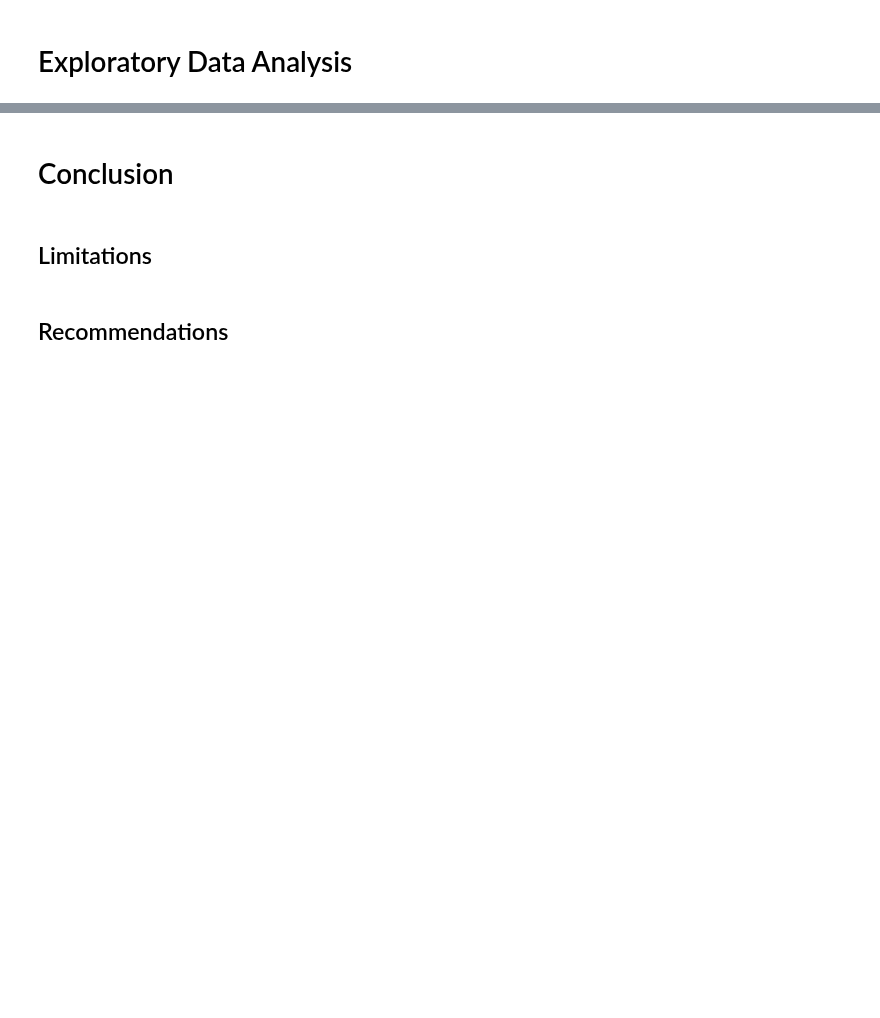
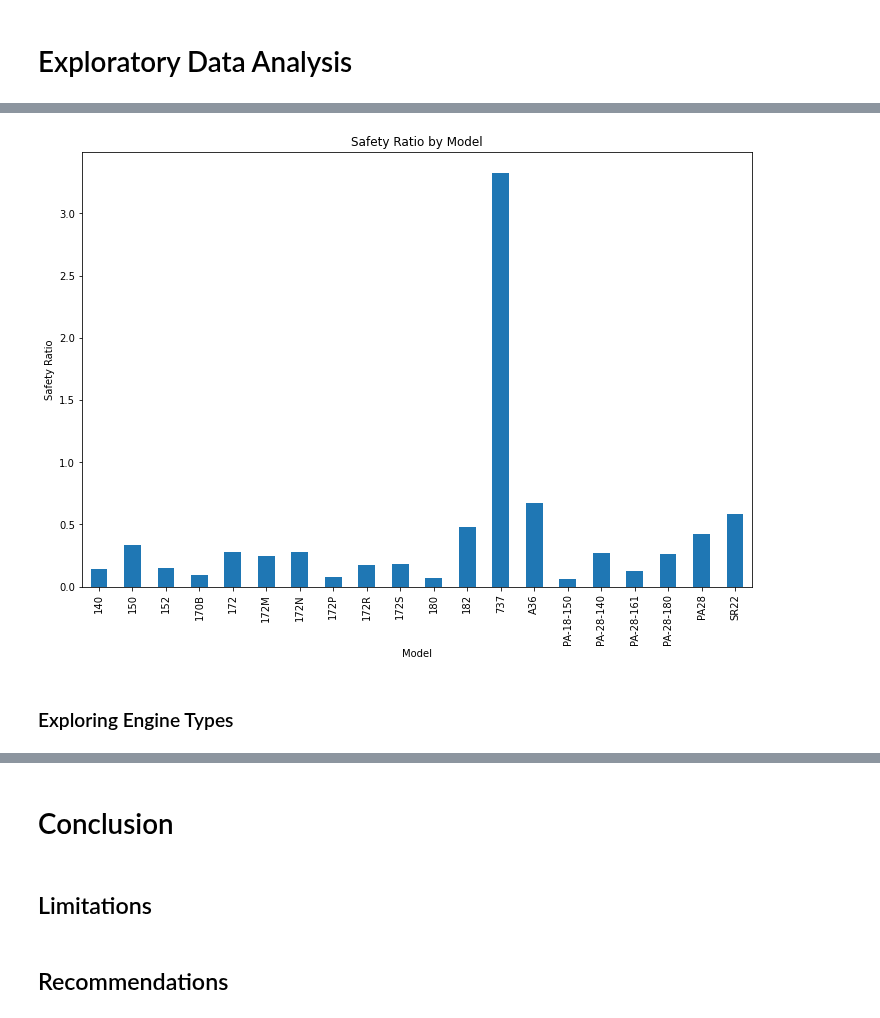
Before and after one commit to cjimenez1123/Aircraft-Risk-Analysis, a Jupyter notebook: notebook.ipynb, the cells around one changed output, grey strips where cells are left out. Cells and saved outputs as stored; diff of their text form; code cells hidden in the pictures; blank space fills up the shorter version.

```diff
--- a/notebook.ipynb
+++ b/notebook.ipynb
@@ -372,0 +435,10 @@ Name: Number.of.Engines, dtype: int64
+# %%
+model_result.plot(kind='bar', x='Model', y='Safety Ratio', legend=False, figsize=(12, 8))
+plt.xlabel('Model')
+plt.ylabel('Safety Ratio')
+plt.title('Safety Ratio by Model')
+plt.show()
+# %% [output]
+[figure, added]
+# %% [markdown]
+### Exploring Engine Types
```
Also changed, not shown: parts of 93 cells of this notebook.
